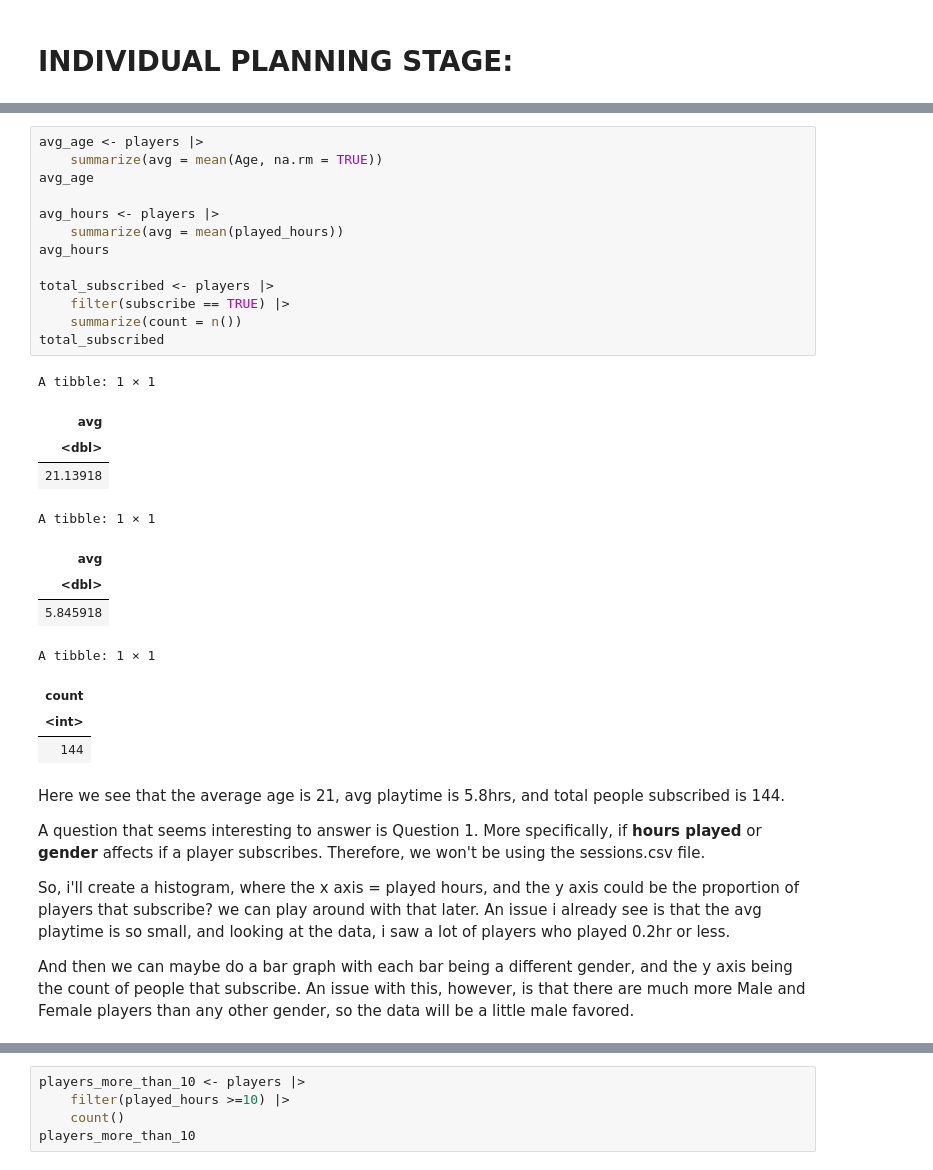
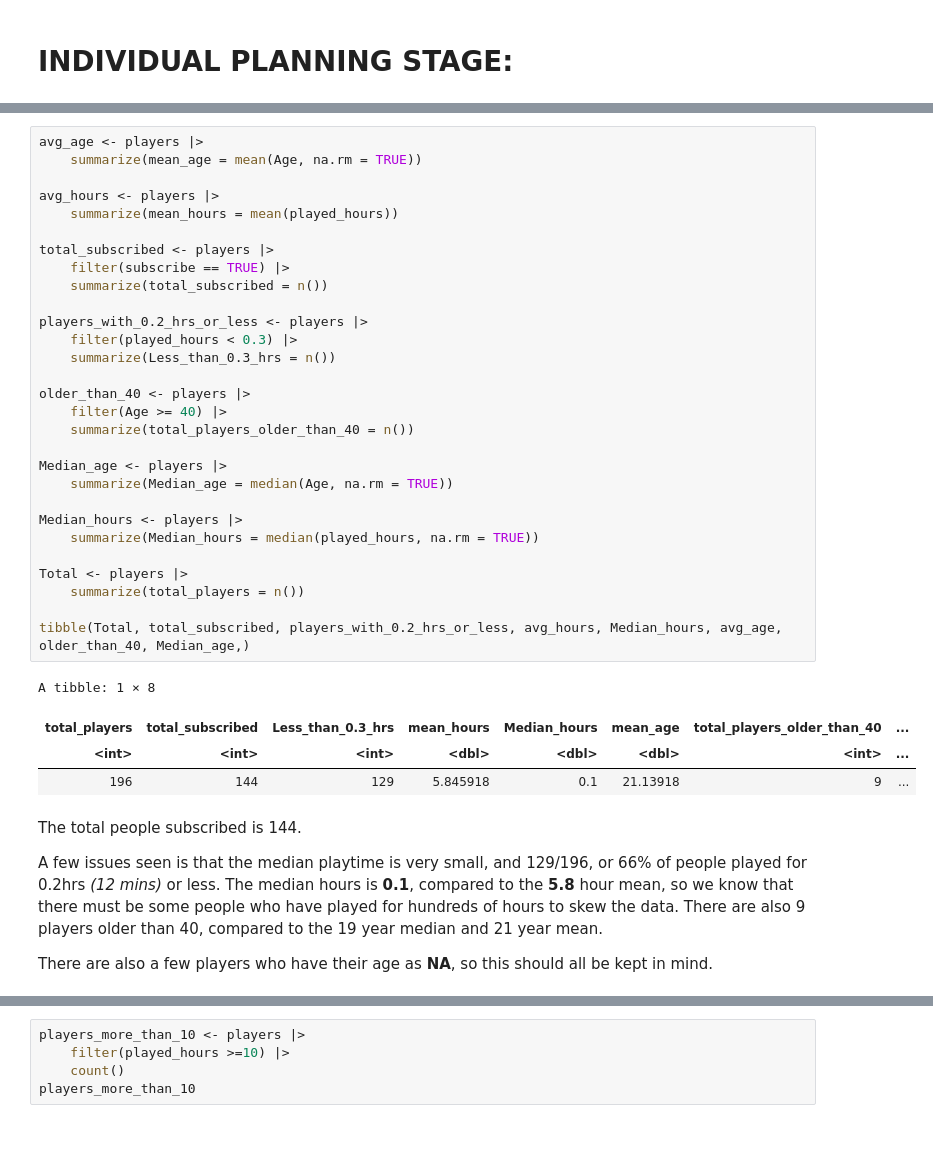
Before and after one commit to TheCarisLost/dsci100-indivual-planning-stage, a Jupyter notebook: Individual Planning stage.ipynb, the cells around one changed output, grey strips where cells are left out. Saved outputs shown, nothing was run; the diff lists cells and outputs as text; blank space fills up the shorter version.

```diff
--- a/Individual Planning stage.ipynb
+++ b/Individual Planning stage.ipynb
@@ -75,37 +53,43 @@ A spec_tbl_df: 1535 × 5
 # %%
 avg_age <- players |>
-    summarize(avg = mean(Age, na.rm = TRUE))
-avg_age
+    summarize(mean_age = mean(Age, na.rm = TRUE))
 
 avg_hours <- players |>
-    summarize(avg = mean(played_hours))
-avg_hours
+    summarize(mean_hours = mean(played_hours))
 
 total_subscribed <- players |>
     filter(subscribe == TRUE) |>
-    summarize(count = n())
-total_subscribed
+    summarize(total_subscribed = n())
+
+players_with_0.2_hrs_or_less <- players |>
+    filter(played_hours < 0.3) |>
+    summarize(Less_than_0.3_hrs = n())
+
+older_than_40 <- players |>
+    filter(Age >= 40) |>
+    summarize(total_players_older_than_40 = n())
+
+Median_age <- players |>
+    summarize(Median_age = median(Age, na.rm = TRUE))
+
+Median_hours <- players |>
+    summarize(Median_hours = median(played_hours, na.rm = TRUE))
+
+Total <- players |>
+    summarize(total_players = n())
+
+tibble(Total, total_subscribed, players_with_0.2_hrs_or_less, avg_hours, Median_hours, avg_age, older_than_40, Median_age,)
 # %% [output]
-A tibble: 1 × 1
+A tibble: 1 × 8
-| avg |
-| <dbl> |
-| 21.13918 |
+| total_players | total_subscribed | Less_than_0.3_hrs | mean_hours | Median_hours | mean_age | total_players_older_than_40 | ... |
+| <int> | <int> | <int> | <dbl> | <dbl> | <dbl> | <int> | ... |
+| 196 | 144 | 129 | 5.845918 | 0.1 | 21.13918 | 9 | ... |
-A tibble: 1 × 1
-| avg |
-| <dbl> |
-| 5.845918 |
-A tibble: 1 × 1
-| count |
-| <int> |
-| 144 |
 # %% [markdown]
-Here we see that the average age is 21, avg playtime is 5.8hrs, and total people subscribed is 144.
+The total people subscribed is 144.
 
-A question that seems interesting to answer is Question 1. More specifically, if **hours played** or **gender** affects if a player subscribes. Therefore, we won't be using the sessions.csv file.
+A few issues seen is that the median playtime is very small, and 129/196, or 66% of people played for 0.2hrs *(12 mins)* or less. The median hours is **0.1**, compared to the **5.8** hour mean, so we know that there must be some people who have played for hundreds of hours to skew the data. There are also 9 players older than 40, compared to the 19 year median and 21 year mean.
 
-So, i'll create a histogram, where the x axis = played hours, and the y axis could be the proportion of players that subscribe? we can play around with that later. An issue i already see is that the avg playtime is so small, and looking at the data, i saw a lot of players who played 0.2hr or less.
-
-And then we can maybe do a bar graph with each bar being a different gender, and the y axis being the count of people that subscribe. An issue with this, however, is that there are much more Male and Female players than any other gender, so the data will be a little male favored.
+There are also a few players who have their age as **NA**, so this should all be kept in mind.
 # %%
 graph_hours <- players |>
     ggplot(aes(x = played_hours, fill = subscribe)) +
```
Also changed, not shown: parts of 20 cells of this notebook.
